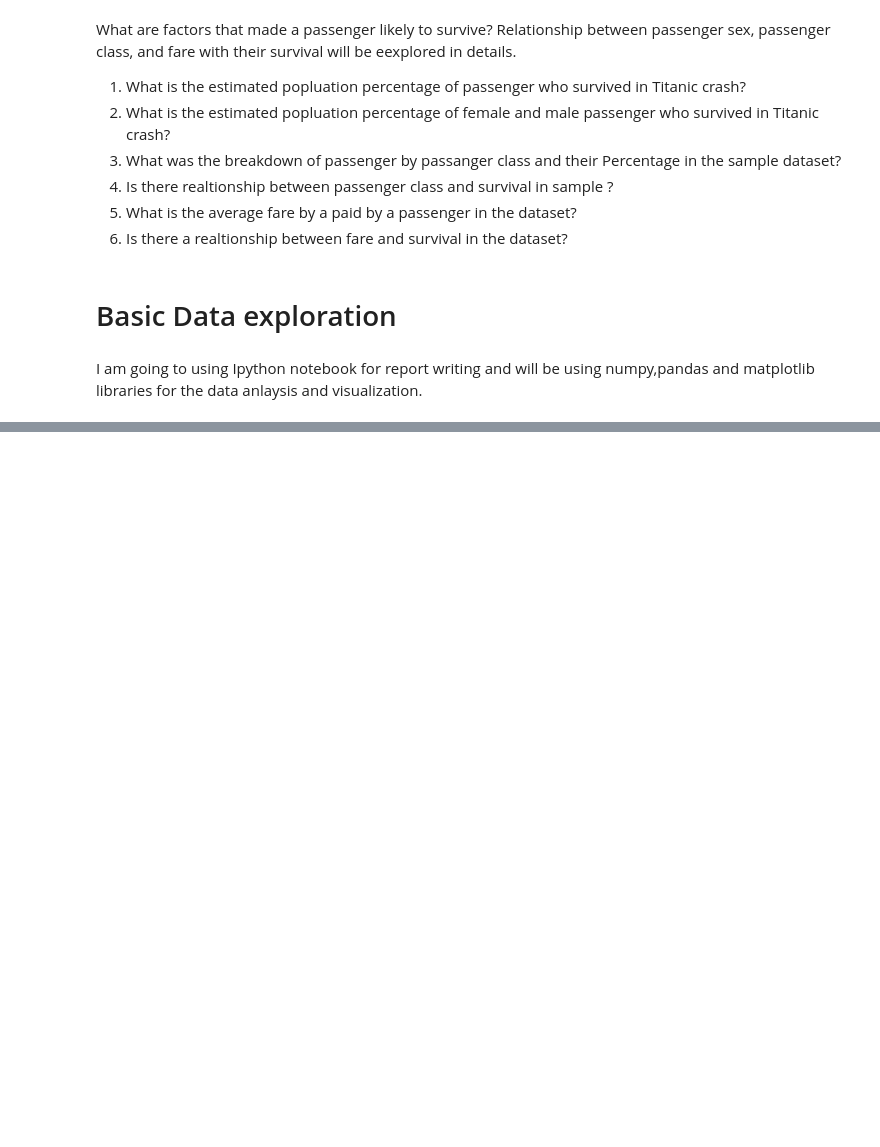
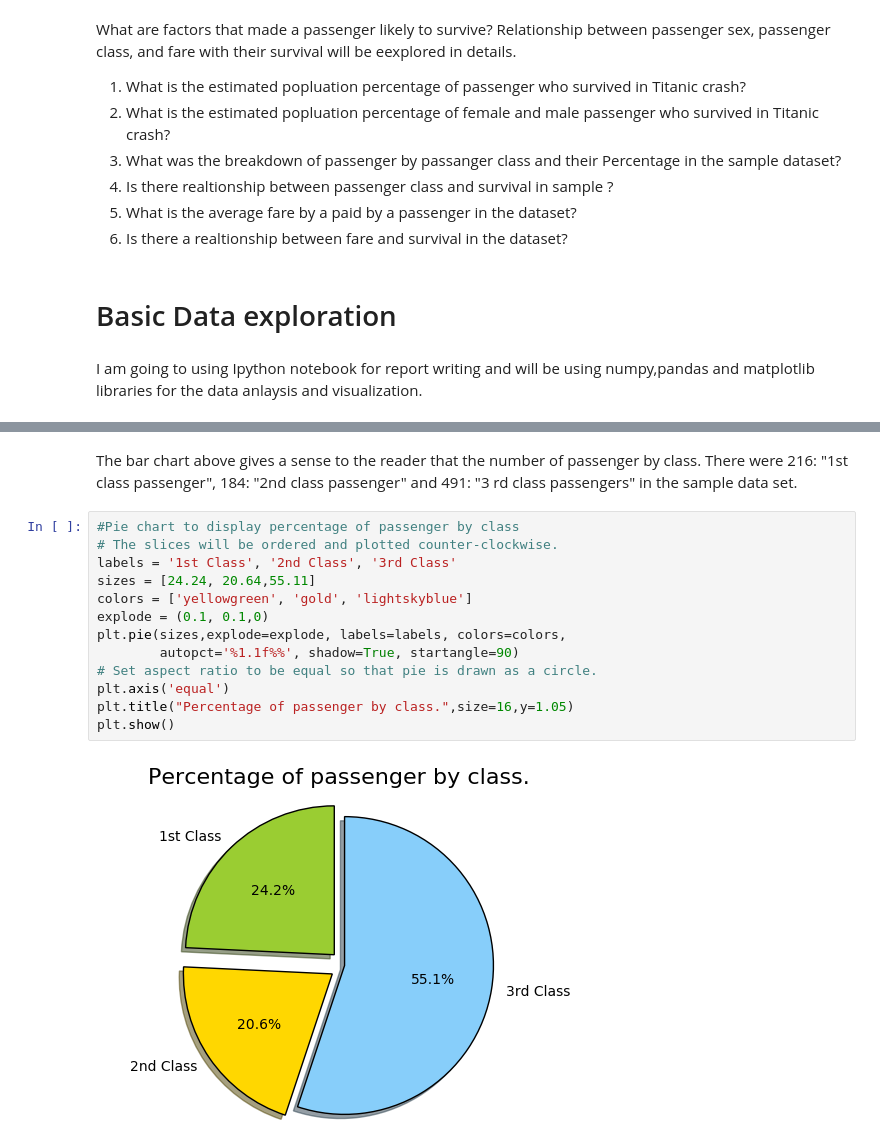
Before and after one commit to devajo/DataScience-Project, a Jupyter notebook: Investigate Titanic-dataset/Investigate Titanic Dataset.ipynb, the cells around one changed output, grey strips where cells are left out. Saved outputs shown, nothing was run; the diff lists cells and outputs as text; blank space fills up the shorter version.

```diff
--- a/Investigate Titanic-dataset/Investigate Titanic Dataset.ipynb
+++ b/Investigate Titanic-dataset/Investigate Titanic Dataset.ipynb
@@ -27,0 +298,17 @@ ImportError: No module named seborn
+# %% [markdown]
+The bar chart above gives a sense to the reader that the number of passenger by class. There were 216: "1st class passenger", 184: "2nd class passenger" and 491: "3 rd class passengers" in the sample data set.
+# %%
+#Pie chart to display percentage of passenger by class
+# The slices will be ordered and plotted counter-clockwise.
+labels = '1st Class', '2nd Class', '3rd Class'
+sizes = [24.24, 20.64,55.11]
+colors = ['yellowgreen', 'gold', 'lightskyblue']
+explode = (0.1, 0.1,0)
+plt.pie(sizes,explode=explode, labels=labels, colors=colors,
+        autopct='%1.1f%%', shadow=True, startangle=90)
+# Set aspect ratio to be equal so that pie is drawn as a circle.
+plt.axis('equal')
+plt.title("Percentage of passenger by class.",size=16,y=1.05)
+plt.show()
+# %% [output]
+[figure, added]
```
Also changed, not shown: parts of 54 cells of this notebook.
